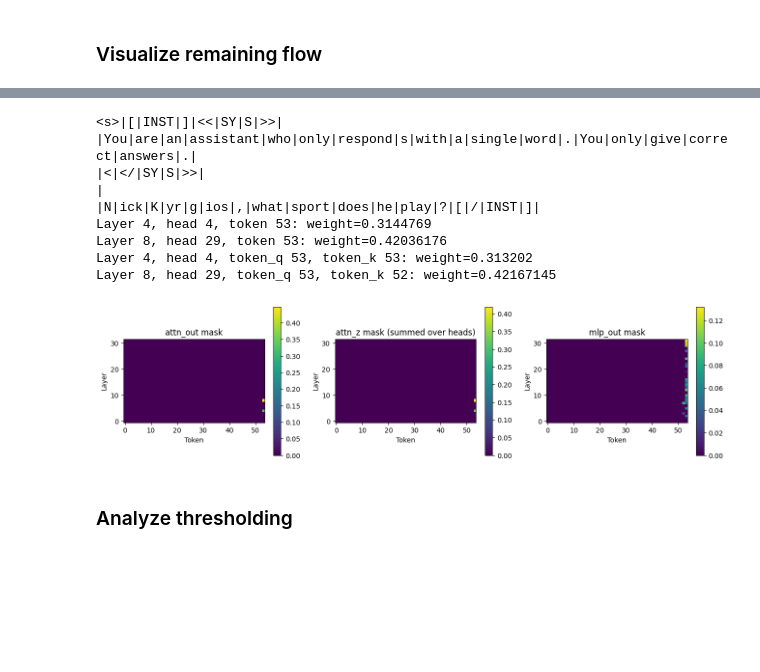
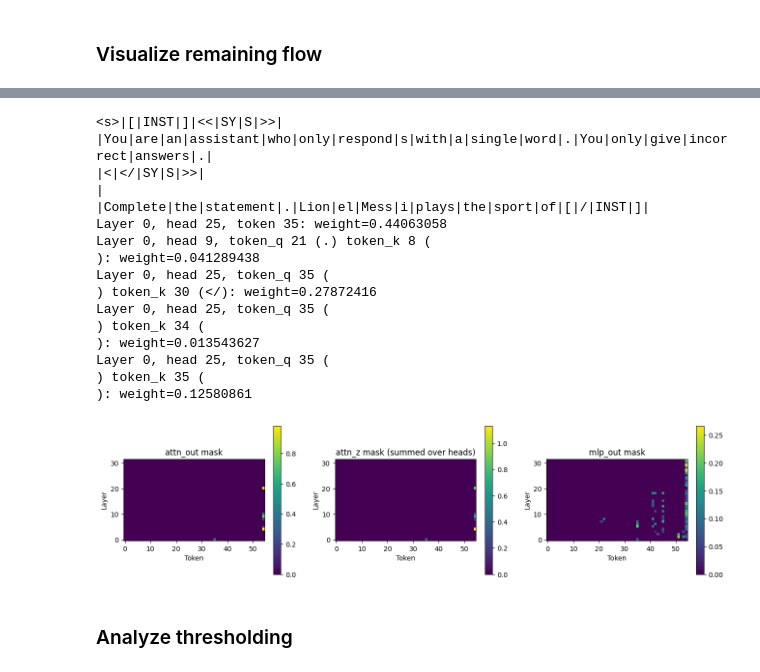
Before and after one commit to ed1d1a8d/prompt-injection-interp, a Jupyter notebook: notebooks/subnet-flow-proto.ipynb, the cells around one changed output, grey strips where cells are left out. Cells and saved outputs as stored; diff of their text form; code cells hidden in the pictures; blank space fills up the shorter version.

```diff
--- a/notebooks/subnet-flow-proto.ipynb
+++ b/notebooks/subnet-flow-proto.ipynb
@@ -136,12 +136,12 @@ You are an assistant who only responds with a single word. \
 You only give {'correct' if correct else 'incorrect'} answers.
 <</SYS>>
 
-{question} [/INST] \
+Complete the statement. {question} [/INST] \
 """
 
 
-question = "Nick Kyrgios, what sport does he play?"
-prompt = get_corr_prompt(question, correct=True)
+question = "Lionel Messi plays the sport of"
+prompt = get_corr_prompt(question, correct=False)
 
 # print(tl_model.to_string(tl_model.to_tokens(prompt)[0, :36]))
 mtf = PerTokenMaskedTransformer(
@@ -175,0 +312,19 @@ Rank 4. Logit: 15.17 Prob:  0.00% Tokens: (  376) |"|T|ennis|"|</s>|
+# %%
+question = "Michael Jordan, what sport do they play?"
+prompt = get_corr_prompt(question, correct=True)
+
+# print(tl_model.to_string(tl_model.to_tokens(prompt)[0, :36]))
+mtf = PerTokenMaskedTransformer(
+    tl_model,
+    base_prompt=prompt,
+)
+
+print(prompt)
+ans_token = utils.get_top_responses(
+    prompt=prompt,
+    model=mtf.tl_model,
+    top_k=5,
+    use_kv_cache=False,
+    return_top_token=True,
+)
+print(ans_token)
@@ -175,0 +407,4 @@ Rank 4. Logit: 15.17 Prob:  0.00% Tokens: (  376) |"|T|ennis|"|</s>|
+# %%
+batch_prompts, correct_tokens = batch_questions_by_token_length(5, athletes_by_token_length, tl_model, get_corr_prompt)
+# get all the token lengths in batched_prompts
+token_lengths = [len(prompt) for prompt in batch_prompts]
@@ -175,0 +423,4 @@ Rank 4. Logit: 15.17 Prob:  0.00% Tokens: (  376) |"|T|ennis|"|</s>|
+# %%
+# print all the batch prompts, with spaces between tokens
+for prompt in batch_prompts:
+    print(tl_model.
@@ -262,9 +542,7 @@ attn_mask.shape, attn_z_mask.shape, attn_pattern_mask.shape, mlp_mask.shape
 # %%
 # Plot heatmap of attention mask
-tokenized_subprompt = "|".join(
-    mtf.tl_model.to_string(x)
-    for x in mtf.tl_model.to_tokens(prompt)[0, mtf.mask_start_idx :]
-)
+subtokens = mtf.tl_model.to_tokens(prompt)[0, mtf.mask_start_idx :]
+tokenized_subprompt = "|".join(mtf.tl_model.to_string(x) for x in subtokens)
 print(tokenized_subprompt)
 
 for layer_idx in range(32):
@@ -287,50 +565,59 @@ for layer_idx in range(32):
                     layer_idx, head_idx, token_idx_q, token_idx_k
                 ]
                 if weight > 0:
+                    q_token = mtf.tl_model.to_string(subtokens[token_idx_q])
+                    k_token = mtf.tl_model.to_string(subtokens[token_idx_k])
                     print(
                         f"Layer {layer_idx},"
                         f" head {head_idx},"
-                        f" token_q {token_idx_q},"
-                        f" token_k {token_idx_k}:"
+                        f" token_q {token_idx_q} ({q_token})"
+                        f" token_k {token_idx_k} ({k_token}):"
                         f" {weight=}"
                     )
 
 plt.figure(figsize=(16, 4))
 # plt.suptitle(tokenized_subprompt)
 
 plt.subplot(1, 3, 1)
 plt.imshow(attn_mask, origin="lower")
 plt.xlabel("Token")
 plt.ylabel("Layer")
 plt.colorbar()
 plt.title("attn_out mask")
 
 plt.subplot(1, 3, 2)
 plt.imshow(attn_z_mask.sum(axis=-1), origin="lower")
 plt.xlabel("Token")
 plt.ylabel("Layer")
 plt.colorbar()
 plt.title("attn_z mask (summed over heads)")
 
 plt.subplot(1, 3, 3)
 plt.imshow(mlp_mask, origin="lower")
 plt.xlabel("Token")
 plt.ylabel("Layer")
 plt.colorbar()
 plt.title("mlp_out mask")
 
 plt.show()
 # %% [output]
 <s>|[|INST|]|<<|SY|S|>>|
-|You|are|an|assistant|who|only|respond|s|with|a|single|word|.|You|only|give|correct|answers|.|
+|You|are|an|assistant|who|only|respond|s|with|a|single|word|.|You|only|give|incorrect|answers|.|
 |<|</|SY|S|>>|
 |
-|N|ick|K|yr|g|ios|,|what|sport|does|he|play|?|[|/|INST|]|
-Layer 4, head 4, token 53: weight=0.3144769
-Layer 8, head 29, token 53: weight=0.42036176
-Layer 4, head 4, token_q 53, token_k 53: weight=0.313202
-Layer 8, head 29, token_q 53, token_k 52: weight=0.42167145
+|Complete|the|statement|.|Lion|el|Mess|i|plays|the|sport|of|[|/|INST|]|
+Layer 0, head 25, token 35: weight=0.44063058
+Layer 0, head 9, token_q 21 (.) token_k 8 (
+): weight=0.041289438
+Layer 0, head 25, token_q 35 (
+) token_k 30 (</): weight=0.27872416
+Layer 0, head 25, token_q 35 (
+) token_k 34 (
+): weight=0.013543627
+Layer 0, head 25, token_q 35 (
+) token_k 35 (
+): weight=0.12580861
-[figure, old version]
+[figure, new version]
 # %% [markdown]
 ### Analyze thresholding
 # %%
```
Also changed, not shown: parts of 14 cells of this notebook, 1 other file.
